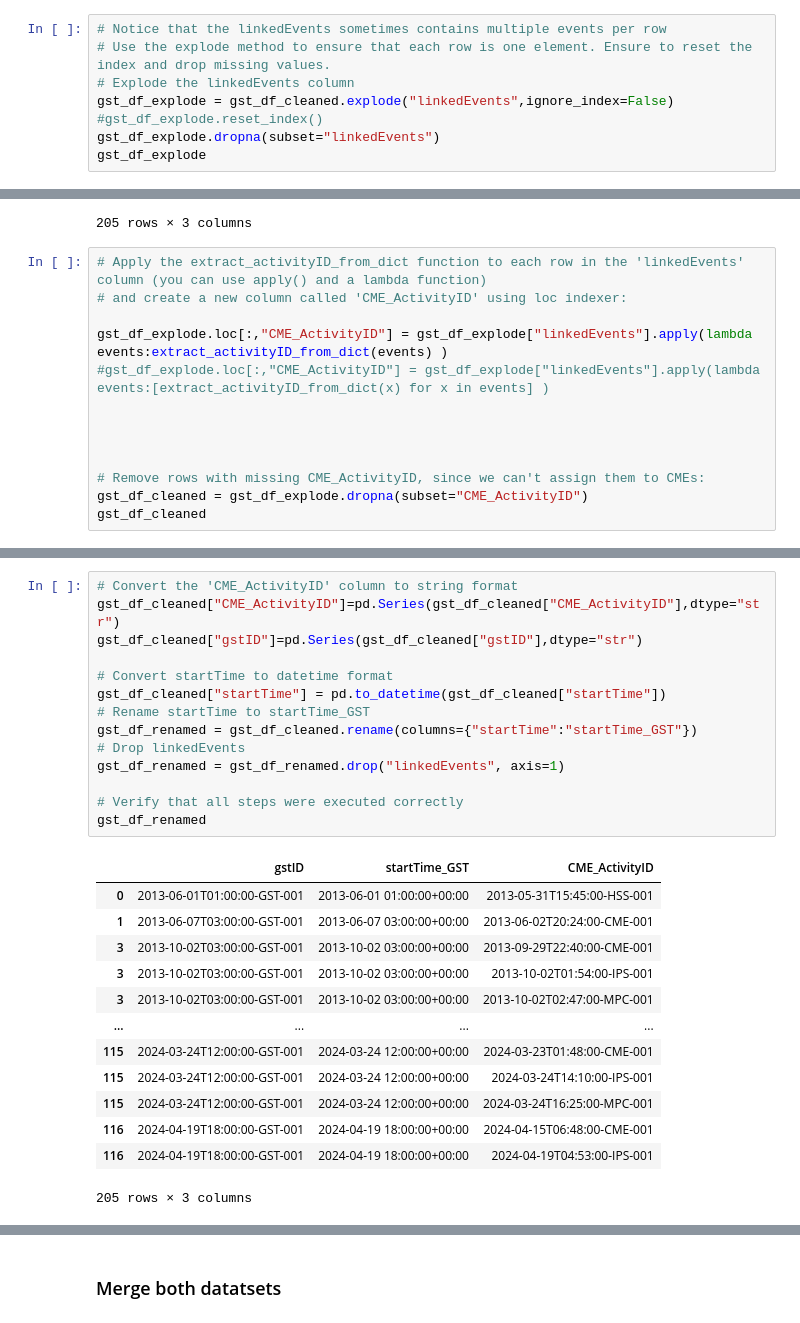
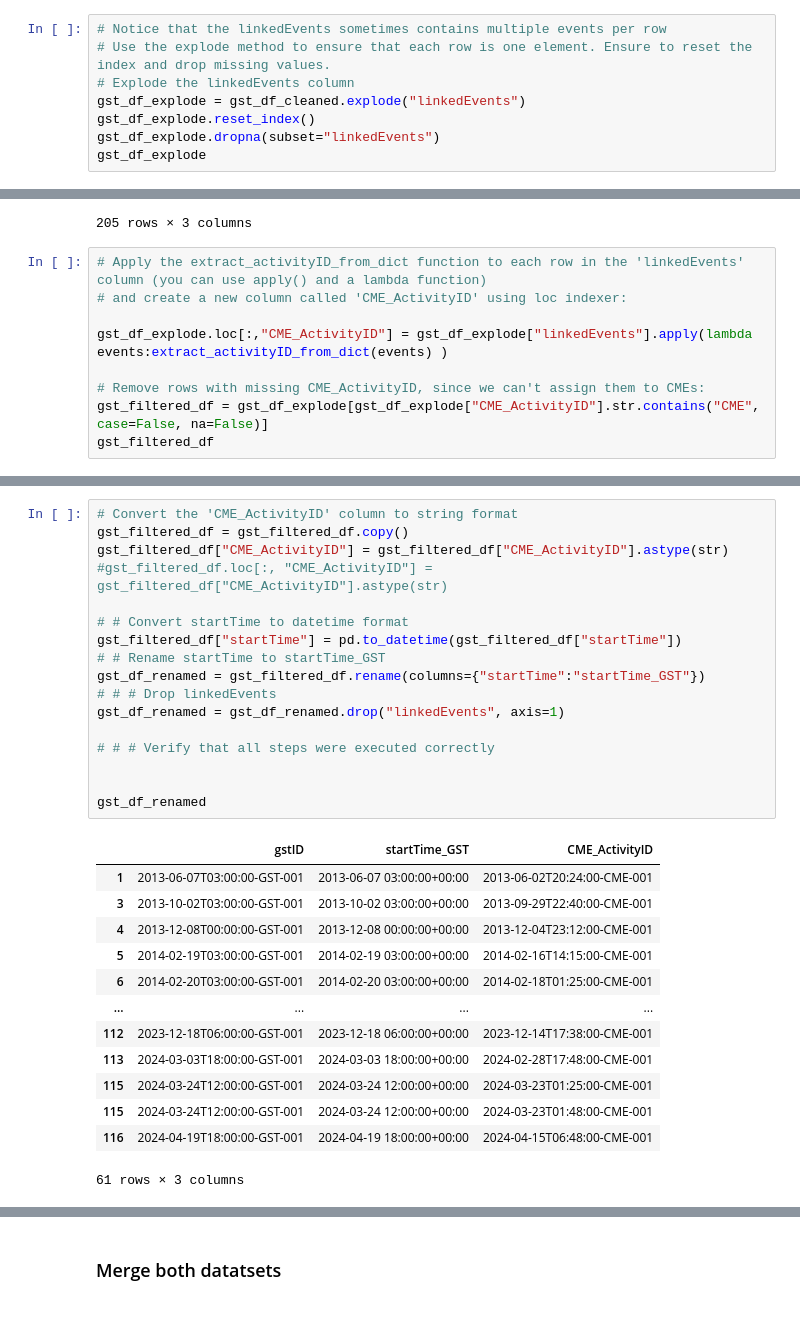
Before and after one commit to sowmyarshetty/data-sourcing-challenge, a Jupyter notebook: retrieve_data.ipynb, the cells around one changed output, grey strips where cells are left out. Saved outputs shown, nothing was run; the diff lists cells and outputs as text.

```diff
--- a/retrieve_data.ipynb
+++ b/retrieve_data.ipynb
@@ -376,8 +405,8 @@ gst_df_cleaned
 # Notice that the linkedEvents sometimes contains multiple events per row
 # Use the explode method to ensure that each row is one element. Ensure to reset the index and drop missing values.
 # Explode the linkedEvents column
-gst_df_explode = gst_df_cleaned.explode("linkedEvents",ignore_index=False)
-#gst_df_explode.reset_index()
+gst_df_explode = gst_df_cleaned.explode("linkedEvents")
+gst_df_explode.reset_index()
 gst_df_explode.dropna(subset="linkedEvents")
 gst_df_explode
 # %% [output]
@@ -399,13 +428,9 @@ gst_df_explode
 # and create a new column called 'CME_ActivityID' using loc indexer:
 
 gst_df_explode.loc[:,"CME_ActivityID"] = gst_df_explode["linkedEvents"].apply(lambda events:extract_activityID_from_dict(events) )
-#gst_df_explode.loc[:,"CME_ActivityID"] = gst_df_explode["linkedEvents"].apply(lambda events:[extract_activityID_from_dict(x) for x in events] )
-
-
-
 
 # Remove rows with missing CME_ActivityID, since we can't assign them to CMEs:
-gst_df_cleaned = gst_df_explode.dropna(subset="CME_ActivityID")
-gst_df_cleaned
+gst_filtered_df = gst_df_explode[gst_df_explode["CME_ActivityID"].str.contains("CME", case=False, na=False)]
+gst_filtered_df
 # %% [output]
 |  | gstID | startTime | linkedEvents | CME_ActivityID |
@@ -424,31 +449,34 @@ gst_df_cleaned
 # %%
 # Convert the 'CME_ActivityID' column to string format
-gst_df_cleaned["CME_ActivityID"]=pd.Series(gst_df_cleaned["CME_ActivityID"],dtype="str")
-gst_df_cleaned["gstID"]=pd.Series(gst_df_cleaned["gstID"],dtype="str")
+gst_filtered_df = gst_filtered_df.copy()
+gst_filtered_df["CME_ActivityID"] = gst_filtered_df["CME_ActivityID"].astype(str)
+#gst_filtered_df.loc[:, "CME_ActivityID"] = gst_filtered_df["CME_ActivityID"].astype(str)
 
-# Convert startTime to datetime format
-gst_df_cleaned["startTime"] = pd.to_datetime(gst_df_cleaned["startTime"])
-# Rename startTime to startTime_GST
-gst_df_renamed = gst_df_cleaned.rename(columns={"startTime":"startTime_GST"})
-# Drop linkedEvents
+# # Convert startTime to datetime format
+gst_filtered_df["startTime"] = pd.to_datetime(gst_filtered_df["startTime"])
+# # Rename startTime to startTime_GST
+gst_df_renamed = gst_filtered_df.rename(columns={"startTime":"startTime_GST"})
+# # # Drop linkedEvents
 gst_df_renamed = gst_df_renamed.drop("linkedEvents", axis=1)
 
-# Verify that all steps were executed correctly
+# # # Verify that all steps were executed correctly
+
+
 gst_df_renamed
 # %% [output]
 |  | gstID | startTime_GST | CME_ActivityID |
-| 0 | 2013-06-01T01:00:00-GST-001 | 2013-06-01 01:00:00+00:00 | 2013-05-31T15:45:00-HSS-001 |
 | 1 | 2013-06-07T03:00:00-GST-001 | 2013-06-07 03:00:00+00:00 | 2013-06-02T20:24:00-CME-001 |
 | 3 | 2013-10-02T03:00:00-GST-001 | 2013-10-02 03:00:00+00:00 | 2013-09-29T22:40:00-CME-001 |
-| 3 | 2013-10-02T03:00:00-GST-001 | 2013-10-02 03:00:00+00:00 | 2013-10-02T01:54:00-IPS-001 |
-| 3 | 2013-10-02T03:00:00-GST-001 | 2013-10-02 03:00:00+00:00 | 2013-10-02T02:47:00-MPC-001 |
+| 4 | 2013-12-08T00:00:00-GST-001 | 2013-12-08 00:00:00+00:00 | 2013-12-04T23:12:00-CME-001 |
+| 5 | 2014-02-19T03:00:00-GST-001 | 2014-02-19 03:00:00+00:00 | 2014-02-16T14:15:00-CME-001 |
+| 6 | 2014-02-20T03:00:00-GST-001 | 2014-02-20 03:00:00+00:00 | 2014-02-18T01:25:00-CME-001 |
 | ... | ... | ... | ... |
+| 112 | 2023-12-18T06:00:00-GST-001 | 2023-12-18 06:00:00+00:00 | 2023-12-14T17:38:00-CME-001 |
+| 113 | 2024-03-03T18:00:00-GST-001 | 2024-03-03 18:00:00+00:00 | 2024-02-28T17:48:00-CME-001 |
+| 115 | 2024-03-24T12:00:00-GST-001 | 2024-03-24 12:00:00+00:00 | 2024-03-23T01:25:00-CME-001 |
 | 115 | 2024-03-24T12:00:00-GST-001 | 2024-03-24 12:00:00+00:00 | 2024-03-23T01:48:00-CME-001 |
-| 115 | 2024-03-24T12:00:00-GST-001 | 2024-03-24 12:00:00+00:00 | 2024-03-24T14:10:00-IPS-001 |
-| 115 | 2024-03-24T12:00:00-GST-001 | 2024-03-24 12:00:00+00:00 | 2024-03-24T16:25:00-MPC-001 |
 | 116 | 2024-04-19T18:00:00-GST-001 | 2024-04-19 18:00:00+00:00 | 2024-04-15T06:48:00-CME-001 |
-| 116 | 2024-04-19T18:00:00-GST-001 | 2024-04-19 18:00:00+00:00 | 2024-04-19T04:53:00-IPS-001 |
-205 rows × 3 columns
+61 rows × 3 columns
 # %%
 # We are only interested in GSTs related to CMEs so keep only rows where the CME_ActivityID column contains 'CME'
 # use the method 'contains()' from the str library.
```
Also changed, not shown: parts of 16 cells of this notebook.
